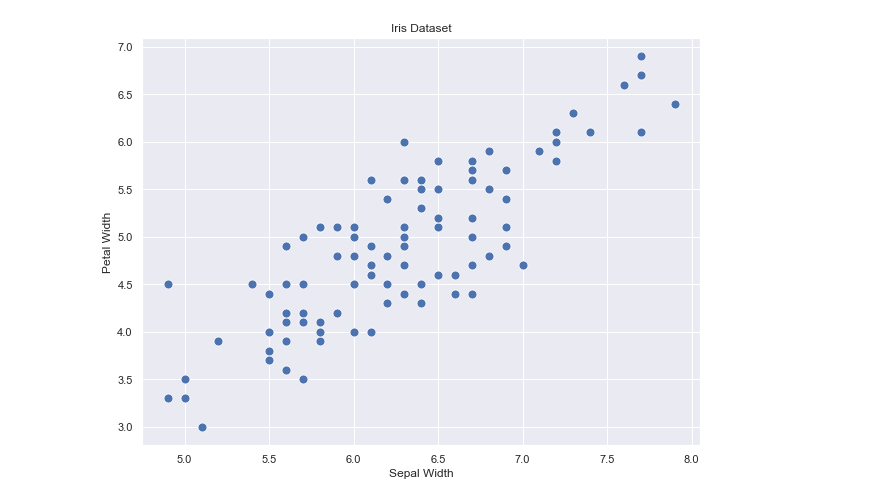
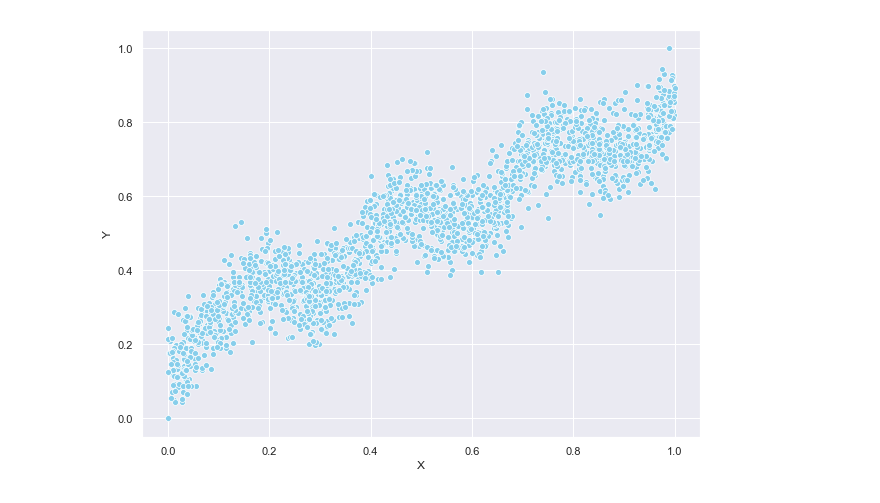
Before and after one commit to Berkays/MLP, a Jupyter notebook: nn.ipynb, the cells around one changed output. Saved outputs shown, nothing was run; the diff lists cells and outputs as text; code cells hidden in the pictures.

```diff
--- a/nn.ipynb
+++ b/nn.ipynb
@@ -38,9 +13,19 @@ x_train,x_test,y_train,y_test = train_test_split(X,Y,test_size=0.4,random_state=
-# %%
-fig,ax = plt.subplots(figsize=(10,7.5))
-ax = sns.scatterplot(x="sepal_length", y="petal_length", data=df,s=80)
-plt.title("Iris Dataset")
-plt.xlabel("Sepal Width")
-plt.ylabel("Petal Width")
-plt.show()
-# %% [output]
-[figure, removed]
+# %%
+dataset = "data_regression1.txt"
+df = pd.read_csv(dataset,delimiter=',',header=None,names=['feature','output'])
+
+X1 = df['feature'].values.reshape(-1,1)
+Y1 = df['output'].values.reshape(-1,1)
+
+scaler = preprocessing.MinMaxScaler()
+X1 = scaler.fit_transform(X1)
+Y1 = scaler.fit_transform(Y1)
+
+fig = plt.figure(figsize=(10,7.5))
+ax = sns.scatterplot(x=X1.ravel(),y=Y1.ravel(),color='skyblue')
+
+plt.xlabel('X')
+plt.ylabel('Y')
+plt.show()
+# %% [output]
+[figure, added]
```
Also changed, not shown: parts of 10 cells of this notebook.
